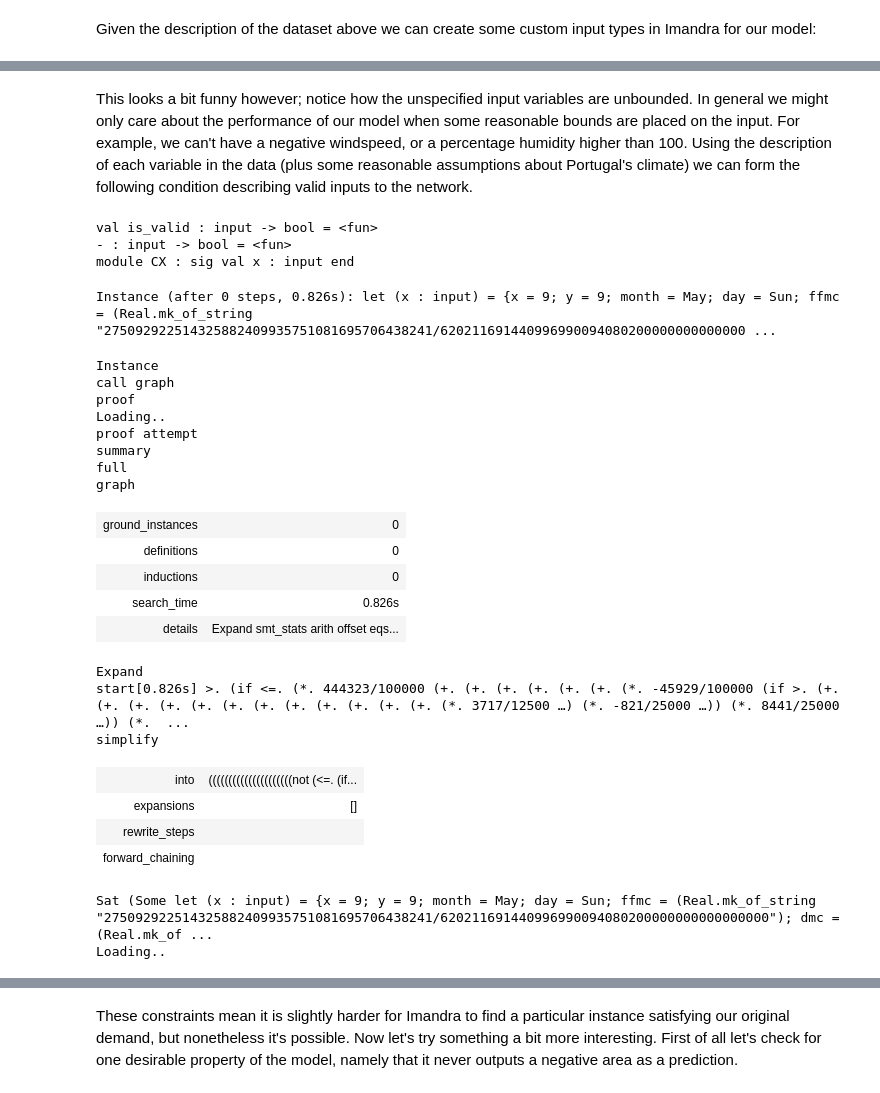
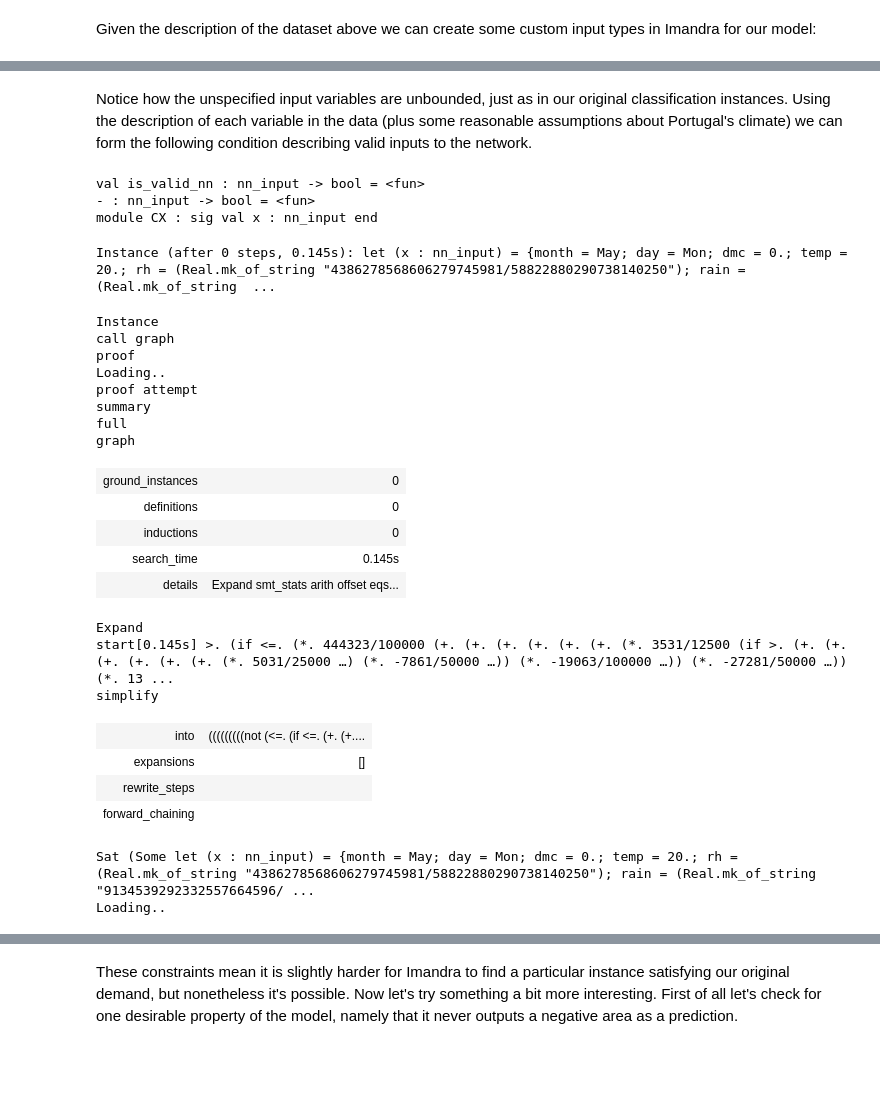
Before and after one commit to imandra-ai/imandra-stats-experiments, a Jupyter notebook: supervised_learning/supervised_learning.ipynb, the cells around one changed output, grey strips where cells are left out. Drawn from its saved outputs; the diff is of its cells as text; code cells hidden in the pictures; blank space fills up the shorter version.

```diff
--- a/supervised_learning/supervised_learning.ipynb
+++ b/supervised_learning/supervised_learning.ipynb
@@ -200,16 +607,10 @@ As our model is fully executable we can both query it as well as find counterexa
 # %%
 let x = {
-  x = 8;
-  y = 6;
   month = Aug;
   day = Sat;
-  ffmc = 93.7;
   dmc = 231.1;
-  dc = 715.1;
-  isi = 8.4;
   temp = 26.9;
   rh = 31.0;
-  wind = 3.6;
   rain = 0.0;};;
 
-let y = model x;;
+let y = nn_model x;;
@@ -258,46 +653,40 @@ CX.x;;
 # %% [markdown]
-This looks a bit funny however; notice how the unspecified input variables are unbounded. In general we might only care about the performance of our model when some reasonable bounds are placed on the input. For example, we can't have a negative windspeed, or a percentage humidity higher than 100. Using the description of each variable in the data (plus some reasonable assumptions about Portugal's climate) we can form the following condition describing valid inputs to the network.
+Notice how the unspecified input variables are unbounded, just as in our original classification instances. Using the description of each variable in the data (plus some reasonable assumptions about Portugal's climate) we can form the following condition describing valid inputs to the network.
 # %%
-let is_valid input = if
-    0 <= input.x && input.x <= 9 &&
-    0 <= input.y && input.y <= 9 &&
-    0.0 <=. input.ffmc && input.ffmc <=. 99.0 &&
+let is_valid_nn input = if
     0.0 <=. input.dmc && input.dmc <=. 500.0 &&
-    0.0 <=. input.dc && input.dc <=. 1000.0 &&
-    0.0 <=. input.isi && input.isi <=. 100.0 &&
     0.0 <=. input.temp && input.temp <=. 40.0 &&
     0.0 <=. input.rh && input.rh <=. 100.0 &&
-    0.0 <=. input.wind && input.wind <=. 15.0 &&
     0.0 <=. input.rain && input.rain <=. 15.0
     then true else false;;
 
-instance (fun x -> model x >. 50.0 && x.temp = 20.0 && x.month = May && is_valid x)
+instance (fun x -> nn_model x >. 20.0 && x.temp = 20.0 && x.month = May && is_valid_nn x)
 # %% [output]
-val is_valid : input -> bool = <fun>
-- : input -> bool = <fun>
-module CX : sig val x : input end
+val is_valid_nn : nn_input -> bool = <fun>
+- : nn_input -> bool = <fun>
+module CX : sig val x : nn_input end
-Instance (after 0 steps, 0.826s): let (x : input) = {x = 9; y = 9; month = May; day = Sun; ffmc = (Real.mk_of_string "275092922514325882409935751081695706438241/620211691440996990094080200000000000000 ...
+Instance (after 0 steps, 0.145s): let (x : nn_input) = {month = May; day = Mon; dmc = 0.; temp = 20.; rh = (Real.mk_of_string "4386278568606279745981/58822880290738140250"); rain = (Real.mk_of_string  ...
 Instance
 call graph
 proof
 Loading..
 proof attempt
 summary
 full
 graph
 | ground_instances | 0 |
 | definitions | 0 |
 | inductions | 0 |
-| search_time | 0.826s |
+| search_time | 0.145s |
 | details | Expand smt_stats arith offset eqs... |
 Expand
-start[0.826s] >. (if <=. (*. 444323/100000 (+. (+. (+. (+. (+. (+. (*. -45929/100000 (if >. (+. (+. (+. (+. (+. (+. (+. (+. (+. (+. (+. (+. (*. 3717/12500 …) (*. -821/25000 …)) (*. 8441/25000 …)) (*.  ...
+start[0.145s] >. (if <=. (*. 444323/100000 (+. (+. (+. (+. (+. (+. (*. 3531/12500 (if >. (+. (+. (+. (+. (+. (+. (*. 5031/25000 …) (*. -7861/50000 …)) (*. -19063/100000 …)) (*. -27281/50000 …)) (*. 13 ...
 simplify
-| into | (((((((((((((((((((((not (<=. (if... |
+| into | (((((((((not (<=. (if <=. (+. (+.... |
 | expansions | [] |
 | rewrite_steps |  |
 | forward_chaining |  |
-Sat (Some let (x : input) = {x = 9; y = 9; month = May; day = Sun; ffmc = (Real.mk_of_string "275092922514325882409935751081695706438241/620211691440996990094080200000000000000000"); dmc = (Real.mk_of ...
+Sat (Some let (x : nn_input) = {month = May; day = Mon; dmc = 0.; temp = 20.; rh = (Real.mk_of_string "4386278568606279745981/58822880290738140250"); rain = (Real.mk_of_string "9134539292332557664596/ ...
 Loading..
 # %%
 CX.x;;
```
Also changed, not shown: parts of 50 cells of this notebook, 8 other files.
